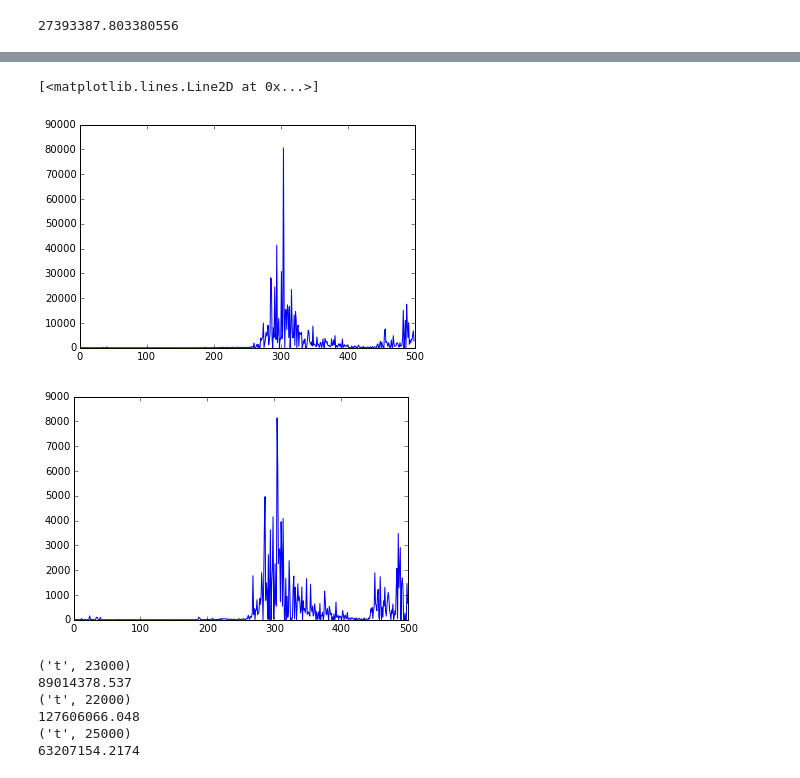
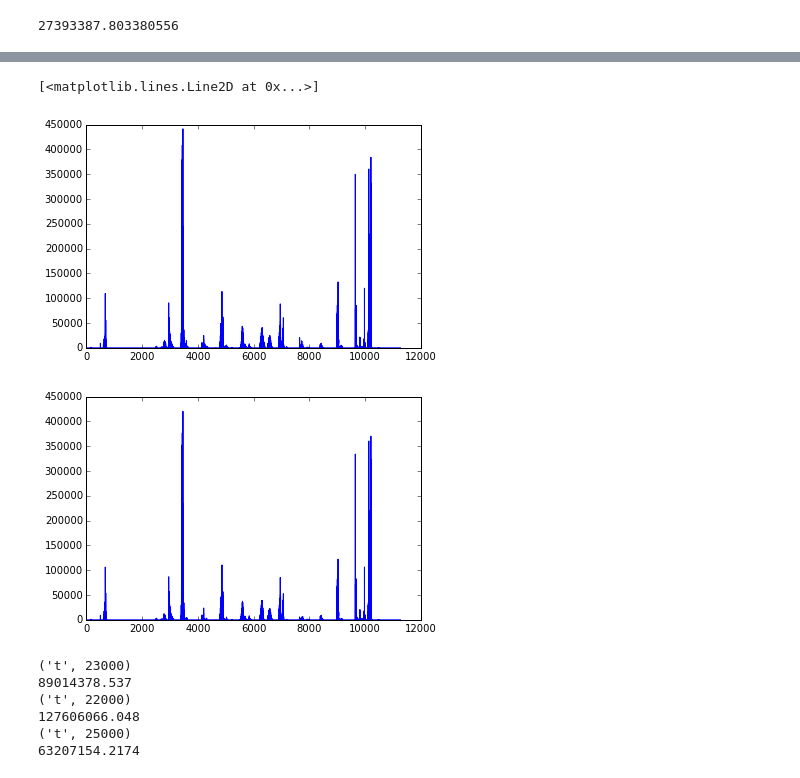
Before and after one commit to aartibagul/Source-Separation, a Jupyter notebook: Source_Separation.ipynb, the cells around one changed output, grey strips where cells are left out. Drawn from its saved outputs; the diff is of its cells as text; code cells hidden in the pictures.

```diff
--- a/Source_Separation.ipynb
+++ b/Source_Separation.ipynb
@@ -358,7 +358,7 @@ def online_nmf(spectrum, W, H,A, B, rho, beta, eta, eps):
             gc.enable()
 
         #cost.append(compute_obj(spectrum,W,H,eps))
-        if t > 100*n:
+        if t > 1000*n:
             print(" W shape" , W.shape)
             break
 
@@ -384,12 +384,12 @@ A = np.zeros(W.shape)
 B = np.zeros(W.shape)
 
 r = 1
-beta = 1000
+beta = 100
 rho = r**(beta/spectrum.shape[1])
 
 # for profiling:
 #import cProfile
 #cProfile.run('online_nmf(spectrum, W, H, A, B, rho, beta, 1e-6, eps)')
 
-W, H, cost = online_nmf(spectrum, W, H, A, B, rho, beta, 1e-2, eps)
+W, H, cost = online_nmf(spectrum, W, H, A, B, rho, beta, 1e-6, eps)
 # %% [output]
@@ -564,16 +579,16 @@ def gradient_backtracking_smooth(v, W, H, ind, max_iter, compute_smooth_grad, co
 
     v = v.reshape(v.shape[0],1)
     h = h.reshape(h.shape[0],1)
-    h_m = h.reshape(h_m.shape[0],1)
-    h_p = h.reshape(h_p.shape[0],1)
+    h_m = h_m.reshape(h_m.shape[0],1)
+    h_p = h_p.reshape(h_p.shape[0],1)
 
-    beta = 0.2 #backstep factor between 0.1 and 0.8
+    beta = 0.1 #backstep factor between 0.1 and 0.8
     opt_prec = 1-1e-6 # optimization precision
     eta = 1e-1 #initial step size
 
     #obj = [None]*max_iter
 
-    max_backstep = 20 # maximum number of backsteps
+    max_backstep = 40 # maximum number of backsteps
     t = 0 # backstepping counter
     k = 0 # gradient step counter
 
@@ -590,7 +605,7 @@ def gradient_backtracking_smooth(v, W, H, ind, max_iter, compute_smooth_grad, co
         eta = 1/beta*eta # try to increase stepsize slightly again
 
         # make sure h-n*grad is positive
-        while(any(h - eta * grad < 0)  and t < max_backstep ):
+        while(any(h - eta * grad <= 0)  and t < max_backstep ):
             t += 1
             eta = beta * eta
 
@@ -675,13 +690,16 @@ def online_nmf_smooth(spectrum, W, H,A, B, rho, beta, eta, eps, lamb):
     print(cost[-1])
     return W, H, cost
 # %%
-
+(F,N) = spectrum.shape
+K = 10
 W3 = abs(np.random.randn(spectrum.shape[0],K) + np.ones((spectrum.shape[0],K)))
 H3 = abs(np.random.randn(K,N)) + np.ones((K, N))
 #abs(np.random.randn(K, spectrum.shape[1]) + np.ones((K, spectrum.shape[1])))
 
-A3 = np.zeros(W.shape)
-B3 = np.zeros(W.shape)
-
-W3, H3, cost3 = online_nmf_smooth(spectrum, W3, H3, A3, B3, rho, beta, 1e-2, eps, 10**9 )
+A3 = np.zeros((F,K))
+B3 = np.zeros((F,K))
+rho = 1
+beta = 100
+eps = 1e-12
+W3, H3, cost3 = online_nmf_smooth(spectrum, W.copy(), H.copy(), A3, B3, rho, beta, 1e-3, eps, 10000)
 # %% [output]
@@ -698,13 +716,15 @@ plt.ylabel("Objective function")
 # %%
+(K,N) = H.shape
 index = random.randint(0, len(H3)-1)
-ilist = [i for i in range(500)]
-plt.plot(ilist,H[index][2500:3000])
+ilist = [i for i in range(N)]
+
+plt.plot(ilist,H[index,:])
 plt.figure()
-plt.plot(ilist, H3[index][2500:3000])
+plt.plot(ilist, H3[index,:])
 # %% [output]
 [<matplotlib.lines.Line2D at 0x...>]
-[figure, old version]
+[figure, new version]
-[figure, old version]
+[figure, new version]
 # %%
 lambdas = [10*i for i in range(3,7)]
 col_H = [0]*len(lambdas)
```
Also changed, not shown: parts of 13 cells of this notebook, 19 other files.
